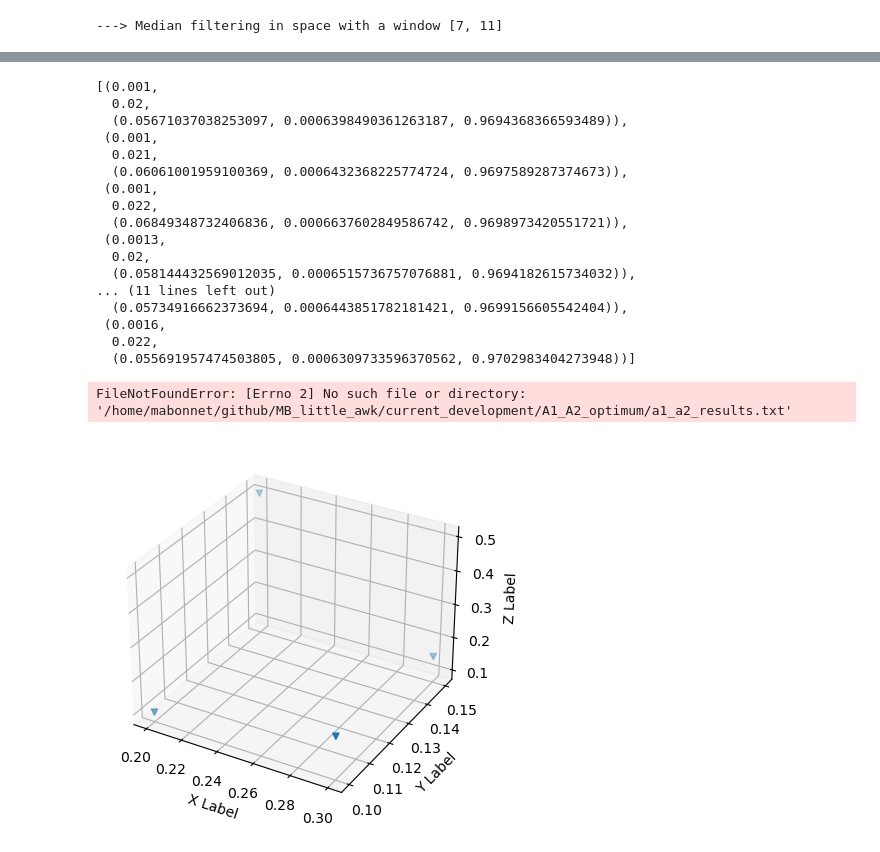
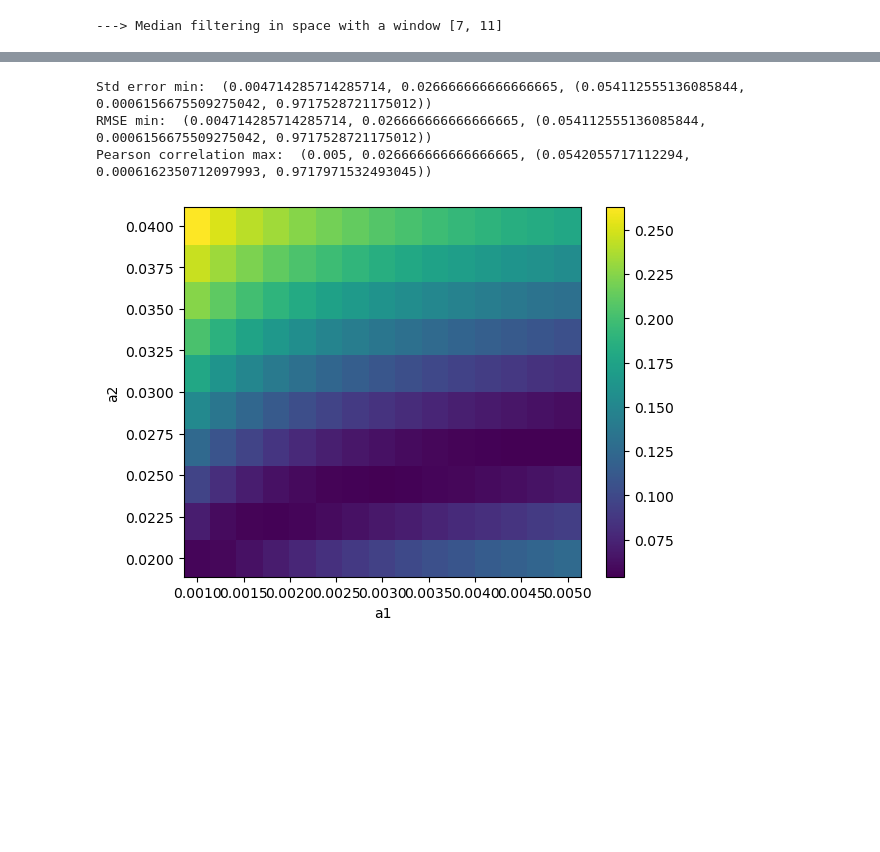
Before and after one commit to Mathilde-Bnt/MB_little_awk, a Jupyter notebook: current_development/20-A1-A2_optimum.ipynb, the cells around one changed output, grey strips where cells are left out. Cells and saved outputs as stored; diff of their text form; code cells hidden in the pictures; blank space fills up the shorter version.

```diff
--- a/current_development/20-A1-A2_optimum.ipynb
+++ b/current_development/20-A1-A2_optimum.ipynb
@@ -215,8 +217,8 @@ jj = 0
 
 paramdic['stable_parameters'] = 'max nb layers 25; do not fit top of snowfall to curve; tf 0; ro water 1000; ro ice 910; initial nb layers 0'
 # %%
-a1_range = [0.001, 0.0013, 0.0016]
-a2_range = [0.02, 0.021, 0.022]
+a1_range = np.linspace(0.001, 0.005, num=15, endpoint=True)
+a2_range = np.linspace(0.02, 0.04, num=10, endpoint=True)
 
 paramdic['a1_range'] = a1_range
 paramdic['a2_range'] = a2_range
@@ -306,27 +308,7 @@ simul = parallel_simulation(data_set_used, x_sel, y_sel, data_duration_in_s, kee
 # %%
 measrs = parallel_measures(simul, lidar_height_array)
 # %%
-measrs
+# measrs
-# %% [output]
-[(0.001,
-  0.02,
-  (0.05671037038253097, 0.0006398490361263187, 0.9694368366593489)),
- (0.001,
-  0.021,
-  (0.06061001959100369, 0.0006432368225774724, 0.9697589287374673)),
- (0.001,
-  0.022,
-  (0.06849348732406836, 0.0006637602849586742, 0.9698973420551721)),
- (0.0013,
-  0.02,
-  (0.058144432569012035, 0.0006515736757076881, 0.9694182615734032)),
-... (11 lines left out)
-  (0.05734916662373694, 0.0006443851782181421, 0.9699156605542404)),
- (0.0016,
-  0.022,
-  (0.055691957474503805, 0.0006309733596370562, 0.9702983404273948))]
 # %%
-with open(directory_to_save_figs_in + 'a1_a2_results.txt', 'a') as results_file:
-    results_file.write(str(measrs) + '\n \n')
+#with open(directory_to_save_figs_in + 'a1_a2_results.txt', 'a') as results_file:
+ #   results_file.write(str(measrs) + '\n \n')
-# %% [output]
-FileNotFoundError: [Errno 2] No such file or directory: '/home/mabonnet/github/MB_little_awk/current_development/A1_A2_optimum/a1_a2_results.txt'
@@ -339,5 +315,5 @@ FileNotFoundError: [Errno 2] No such file or directory: '/home/mabonnet/github/M
 # %%
-fig = plt.figure()
+test = '''fig = plt.figure()
 ax = fig.add_subplot(projection='3d')
 
 a1 = [0.2, 0.3, 0.2, 0.3]
@@ -360,18 +336,34 @@ ax.set_xlabel('X Label')
 ax.set_ylabel('Y Label')
 ax.set_zlabel('Z Label')
 
-plt.show()
+plt.show()'''
-# %% [output]
-[figure, removed]
+# %%
+for i in range(len(measrs)):
+    if measrs[i][2][2] == max(measrs[i][2][2] for i in range(len(measrs))):
+        print('Pearson correlation max: ', measrs[i])
+    if measrs[i][2][1] == min(measrs[i][2][1] for i in range(len(measrs))):
+        print('Std error min: ', measrs[i])
+    if measrs[i][2][0] == min(measrs[i][2][0] for i in range(len(measrs))):
+        print('RMSE min: ', measrs[i])
+# %% [output]
+Std error min:  (0.004714285714285714, 0.026666666666666665, (0.054112555136085844, 0.0006156675509275042, 0.9717528721175012))
+RMSE min:  (0.004714285714285714, 0.026666666666666665, (0.054112555136085844, 0.0006156675509275042, 0.9717528721175012))
+Pearson correlation max:  (0.005, 0.026666666666666665, (0.0542055717112294, 0.0006162350712097993, 0.9717971532493045))
 # %%
-# for colors instead (plus lisible?)
+# RMSE measure > min is best
 
-x = np.linspace(-1, 1, 21)
-y = np.linspace(-1, 1, 21)
-z = np.array([i*i+j*j for j in y for i in x])
+x = a1_range
+y = a2_range
+z = np.array([measrs[i][2][0] for i in range(len(measrs))])
 
 X, Y = np.meshgrid(x, y)
-Z = z.reshape(21, 21)
+Z = z.reshape(len(x), len(y)).T
 
 plt.pcolor(X, Y, Z)
+plt.xlabel('a1')
+plt.ylabel('a2')
+
+plt.colorbar()
 plt.show()
+# %% [output]
+[figure, added]
```
Also changed, not shown: parts of 6 cells of this notebook, 3 other files.
